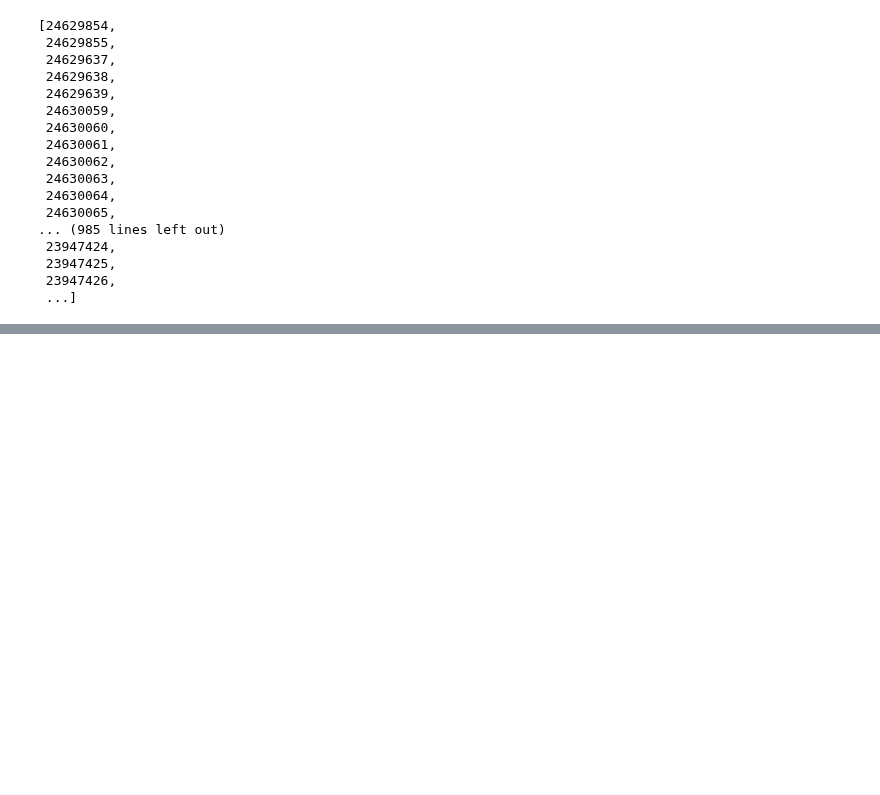
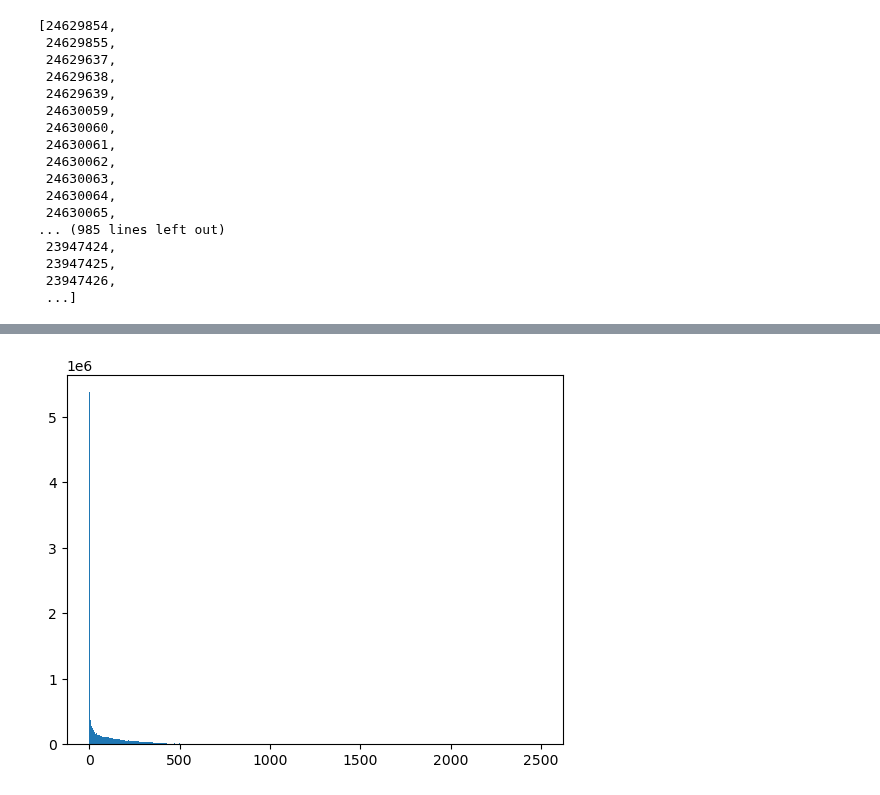
Before and after one commit to CovingtonResearchGroup/sinkhole_analysis, a Jupyter notebook: soils-analysis.ipynb, the cells around one changed output, grey strips where cells are left out. Cells and saved outputs as stored; diff of their text form; code cells hidden in the pictures; blank space fills up the shorter version.

```diff
--- a/soils-analysis.ipynb
+++ b/soils-analysis.ipynb
@@ -252,0 +292,3 @@ fixed_cokeys
+# %%
+src = rio.open('/home/mcoving/Dropbox/sync/projects/Dolines/comparison_data/gNATSGO/UC-Davis-agg/caco3_kg_sq_m.tif')
+#src = rio.open('/home/mcoving/Dropbox/sync/projects/Dolines/comparison_data/chelsa_v2/envicloud/chelsa/chelsa_V2/GLOBAL/climatologies/1981-2010/bio/CHELSA_cmi_mean_1981-2010_V.2.1.tif')
@@ -252,0 +316,7 @@ fixed_cokeys
+# %%
+affine = src.transform
+array = src.read(1)
+# %%
+plt.hist(array[array!=-9999].ravel(), bins=500);
+# %% [output]
+[figure, added]
```
Also changed, not shown: parts of 20 cells of this notebook, 2 other files.
